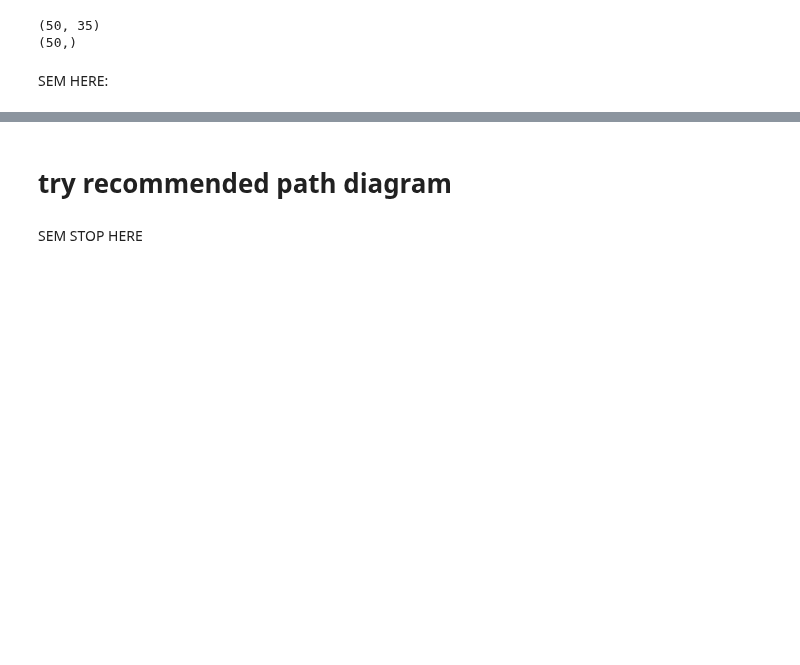
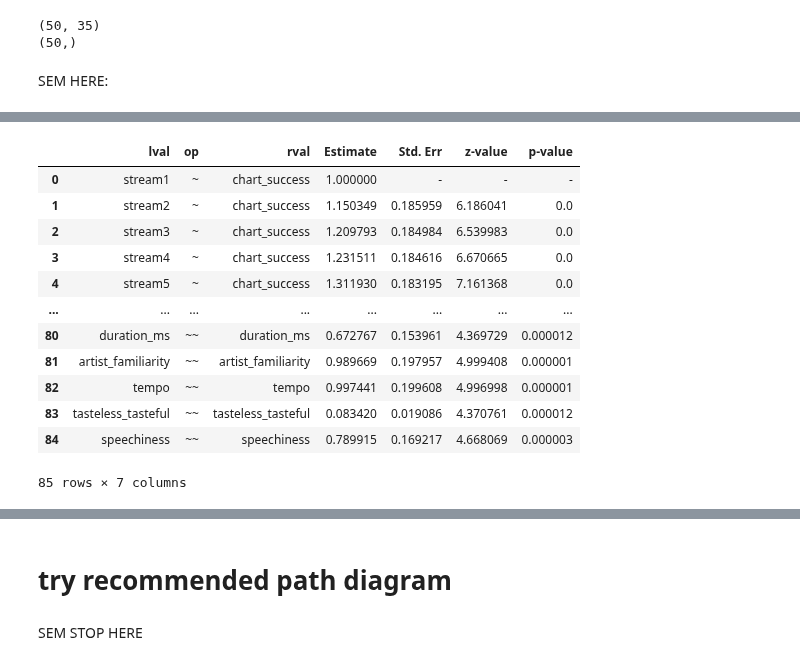
Before and after one commit to dlsucomet/aWit-trial, a Jupyter notebook: LEGIT LEGIT 032023/legit/BASIC/Normalization.ipynb, the cells around one changed output, grey strips where cells are left out. Drawn from its saved outputs; the diff is of its cells as text; code cells hidden in the pictures; blank space fills up the shorter version.

```diff
--- a/LEGIT LEGIT 032023/legit/BASIC/Normalization.ipynb
+++ b/LEGIT LEGIT 032023/legit/BASIC/Normalization.ipynb
@@ -631,0 +722,16 @@ g
+# %%
+# model danceability
+mod3 = """
+chart_success =~ stream1 + stream2 + stream3 + stream4 + stream5 + stream6 + stream6 + stream7 + stream8 + stream9 + stream_category
+intrinsic =~ key + loudness + speechiness + liveness + valence + tempo + duration_ms
+extrinsic =~ music_label + artist_collab + chart_history + mean_trends
+crowdsource =~ song_familiarity + artist_familiarity + bad_good + distasteful_tasty + dull_exciting + tasteless_tasteful + unimaginative_creative + untalented_talented + unpleasant_pleasant + forgettable_memorable + boring_interesting + listen_similar + share_friends + add_playlist
+
+danceability ~ intrinsic + extrinsic + crowdsource + chart_success
+
+DEFINE(ordinal) key music_label artist_collab stream1 stream2 stream3 stream4 stream5 stream6 stream7 stream8 stream9 stream_category
+      """
+# %%
+model3 = sem.Model(mod3)
+result3 = model3.fit(data) #can change obj and solver
+print(result3)
@@ -631,0 +747,16 @@ g
+# %%
+model3.inspect()
+# %% [output]
+|  | lval | op | rval | Estimate | Std. Err | z-value | p-value |
+| 0 | stream1 | ~ | chart_success | 1.000000 | - | - | - |
+| 1 | stream2 | ~ | chart_success | 1.150349 | 0.185959 | 6.186041 | 0.0 |
+| 2 | stream3 | ~ | chart_success | 1.209793 | 0.184984 | 6.539983 | 0.0 |
+| 3 | stream4 | ~ | chart_success | 1.231511 | 0.184616 | 6.670665 | 0.0 |
+| 4 | stream5 | ~ | chart_success | 1.311930 | 0.183195 | 7.161368 | 0.0 |
+| ... | ... | ... | ... | ... | ... | ... | ... |
+| 80 | duration_ms | ~~ | duration_ms | 0.672767 | 0.153961 | 4.369729 | 0.000012 |
+| 81 | artist_familiarity | ~~ | artist_familiarity | 0.989669 | 0.197957 | 4.999408 | 0.000001 |
+| 82 | tempo | ~~ | tempo | 0.997441 | 0.199608 | 4.996998 | 0.000001 |
+| 83 | tasteless_tasteful | ~~ | tasteless_tasteful | 0.083420 | 0.019086 | 4.370761 | 0.000012 |
+| 84 | speechiness | ~~ | speechiness | 0.789915 | 0.169217 | 4.668069 | 0.000003 |
+85 rows × 7 columns
```
Also changed, not shown: parts of 74 cells of this notebook, 9 other files.
